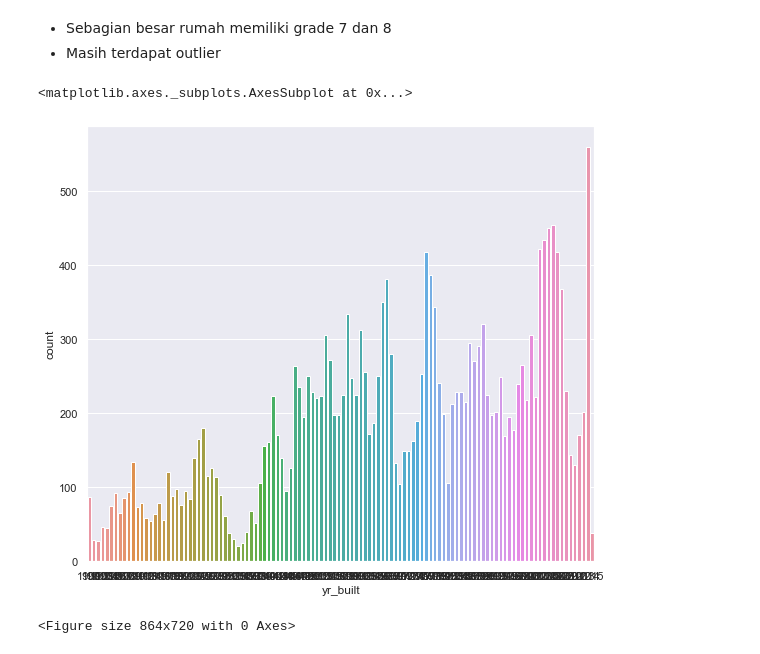
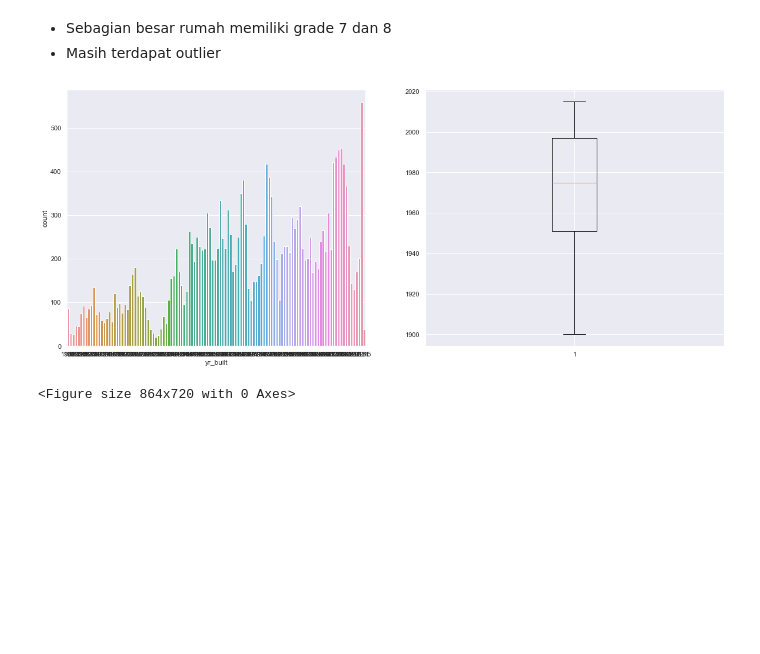
Before and after one commit to yapsuprapto/Real-Estate-Price-Prediction, a Jupyter notebook: Prediksi Harga Rumah.ipynb, the cells around one changed output. Cells and saved outputs as stored; diff of their text form; code cells hidden in the pictures; blank space fills up the shorter version.

```diff
--- a/Prediksi Harga Rumah.ipynb
+++ b/Prediksi Harga Rumah.ipynb
@@ -217,11 +229,13 @@ sns.countplot(data['grade'])
 # %%
 year = plt.figure(figsize=(20,8))
 
 year.add_subplot(1,2,1)
 sns.countplot(data['yr_built'])
+year.add_subplot(1,2,2)
+plt.boxplot(data['yr_built'])
+plt.show()
 # %% [output]
-<matplotlib.axes._subplots.AxesSubplot at 0x...>
-[figure, old version]
+[figure, new version]
 # %%
 # #Bivariate analysis
 plt.figure(figsize=(12,10))
```
Also changed, not shown: parts of 8 cells of this notebook.
